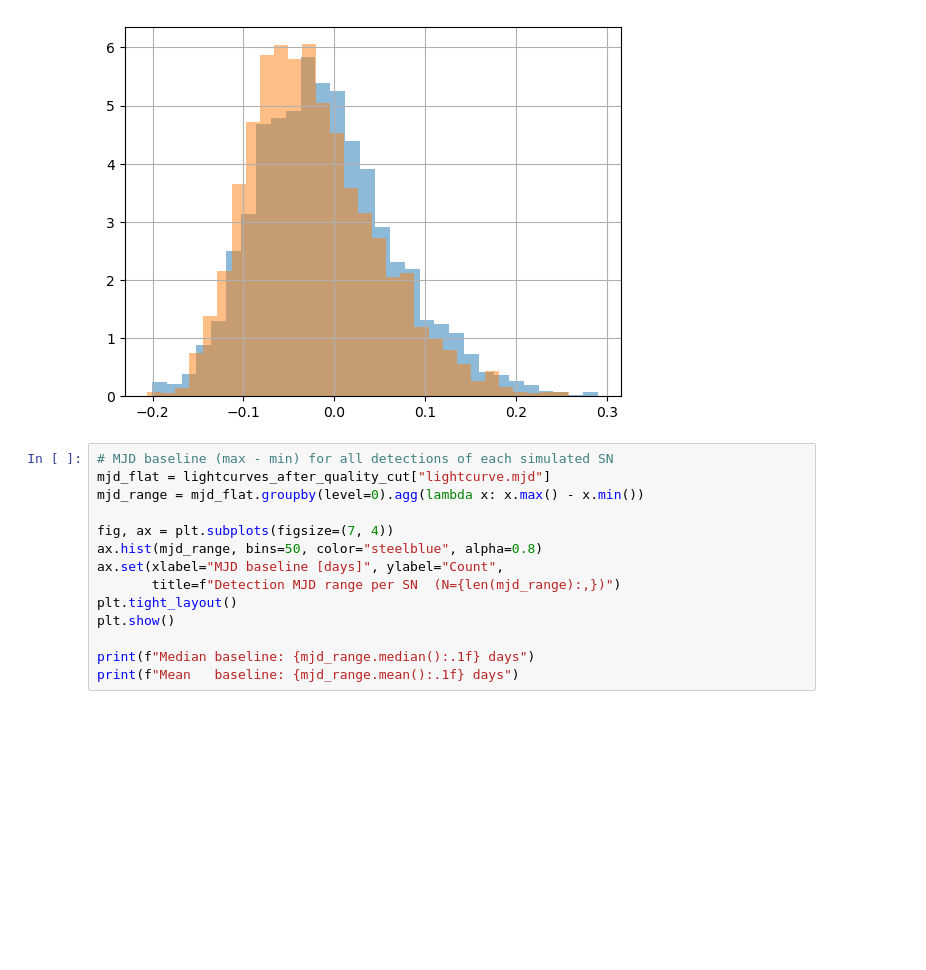
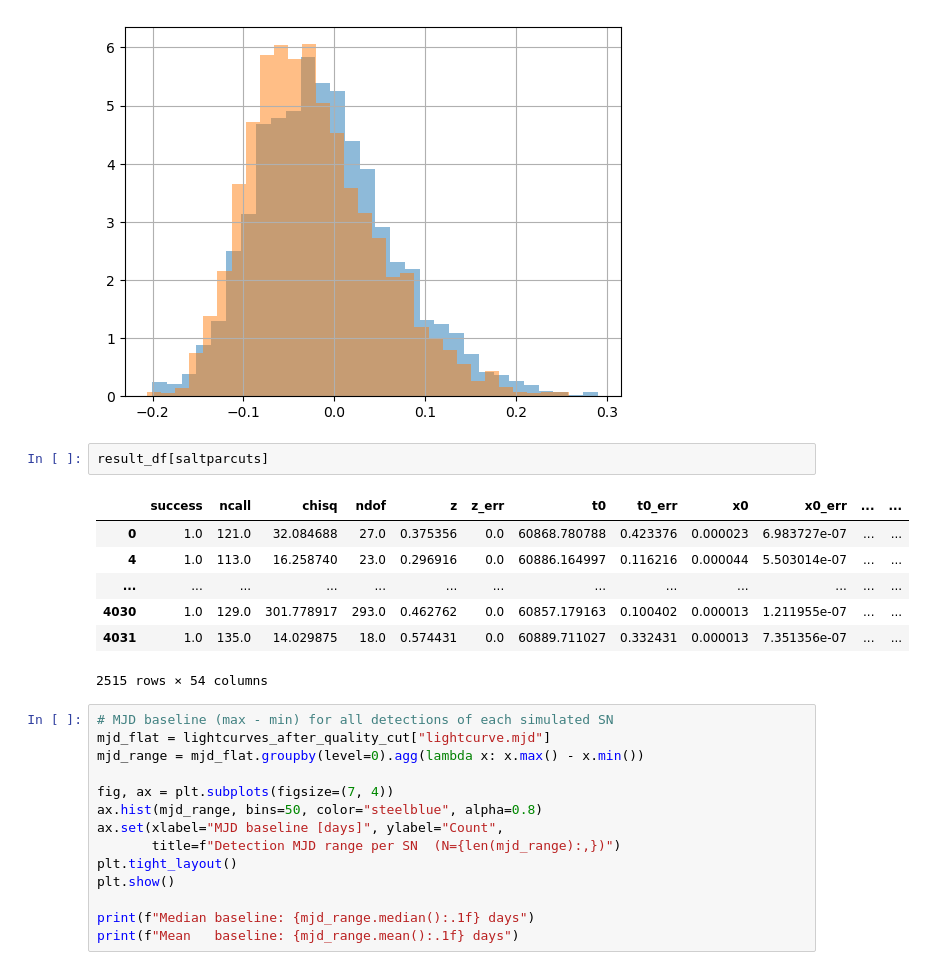
Before and after one commit to mi-dai/lightcurvelynx_rubin_dp2, a Jupyter notebook: dp2_sims_wfd.ipynb, the cells around one changed output. Saved outputs shown, nothing was run; the diff lists cells and outputs as text; blank space fills up the shorter version.

```diff
--- a/dp2_sims_wfd.ipynb
+++ b/dp2_sims_wfd.ipynb
@@ -481,6 +481,16 @@ lightcurves_after_quality_cut.source_c.hist(bins=30,alpha=0.5,density=True)
 # %% [output]
 <Axes: >
 [figure]
+# %%
+result_df[saltparcuts]
+# %% [output]
+|  | success | ncall | chisq | ndof | z | z_err | t0 | t0_err | x0 | x0_err | ... | ... |
+| 0 | 1.0 | 121.0 | 32.084688 | 27.0 | 0.375356 | 0.0 | 60868.780788 | 0.423376 | 0.000023 | 6.983727e-07 | ... | ... |
+| 4 | 1.0 | 113.0 | 16.258740 | 23.0 | 0.296916 | 0.0 | 60886.164997 | 0.116216 | 0.000044 | 5.503014e-07 | ... | ... |
+| ... | ... | ... | ... | ... | ... | ... | ... | ... | ... | ... | ... | ... |
+| 4030 | 1.0 | 129.0 | 301.778917 | 293.0 | 0.462762 | 0.0 | 60857.179163 | 0.100402 | 0.000013 | 1.211955e-07 | ... | ... |
+| 4031 | 1.0 | 135.0 | 14.029875 | 18.0 | 0.574431 | 0.0 | 60889.711027 | 0.332431 | 0.000013 | 7.351356e-07 | ... | ... |
+2515 rows × 54 columns
 # %%
 # MJD baseline (max - min) for all detections of each simulated SN
 mjd_flat = lightcurves_after_quality_cut["lightcurve.mjd"]
```
Also changed, not shown: parts of 2 cells of this notebook.
